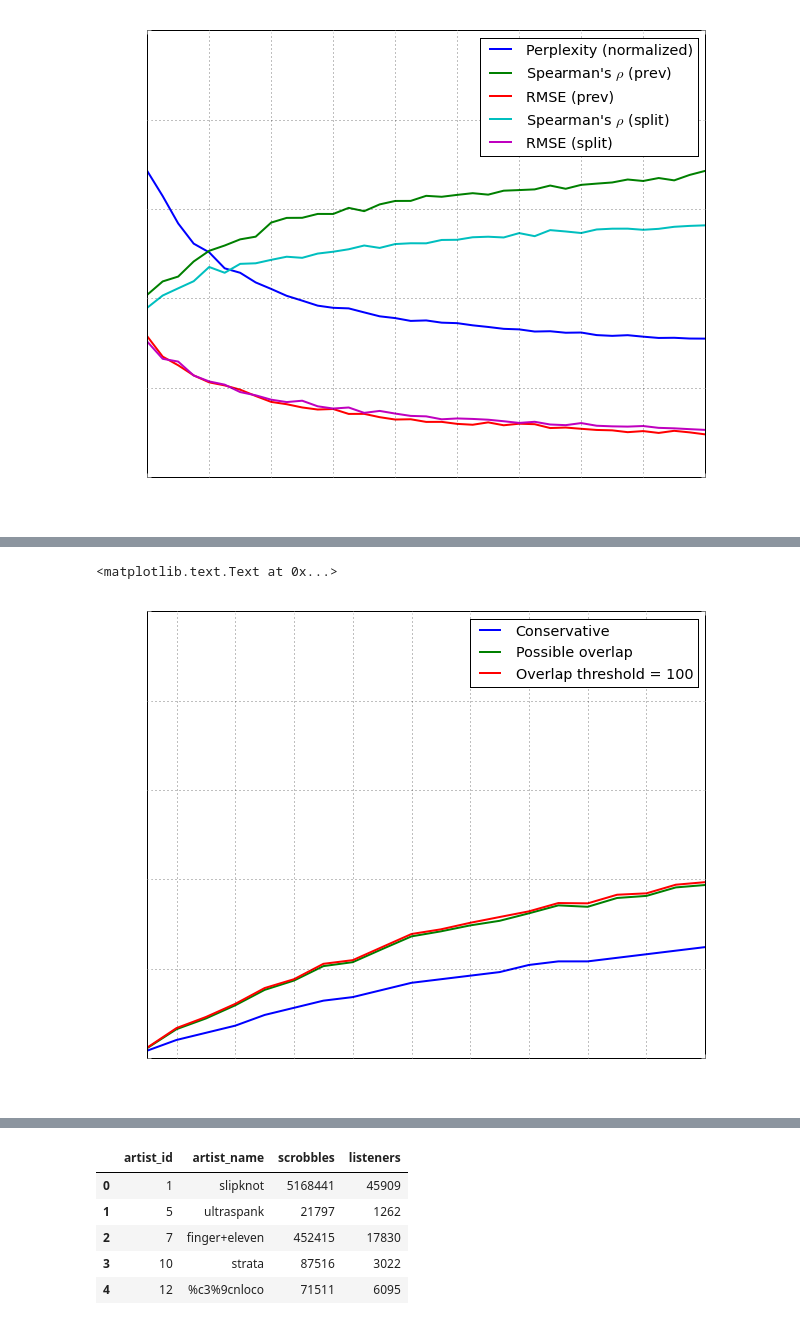
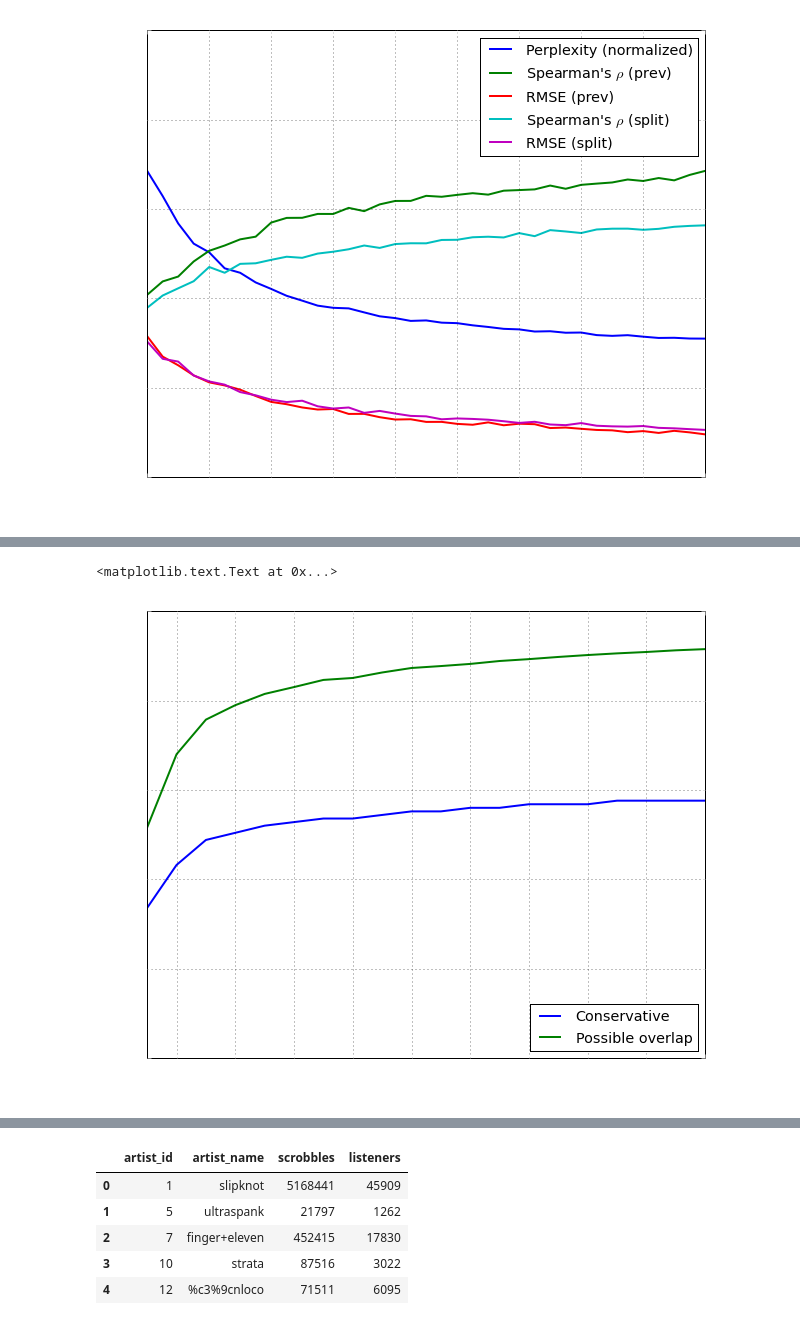
Before and after one commit to jlorince/MusicForaging, a Jupyter notebook: notebooks/northwestern.ipynb, the cells around one changed output, grey strips where cells are left out. Saved outputs shown, nothing was run; the diff lists cells and outputs as text; code cells hidden in the pictures.

```diff
--- a/notebooks/northwestern.ipynb
+++ b/notebooks/northwestern.ipynb
@@ -66,0 +82,20 @@ Name: median, dtype: float64
+# %%
+if False:
+    for d in [lda_summary,mf_summary,lda_summary_artists]:
+        fig,axes = plt.subplots(2,3,figsize=(14,8))
+        flat = axes.flat
+        for l in ['all','possible','25','50','100','150']:
+            data=d.xs(['fm',l],level=['source','method'])['median'].unstack()
+            if len(data)>0:
+                ax = flat.next()
+                data.plot(title=l,ax=ax,ylim=[0,.5],lw=2,)
+                l = ax.get_legend()
+                for text in l.get_texts():
+                    text.set_color("black")
+                t = l.get_title()
+                t.set_text("KNN")
+                t.set_color("black")
+                t.set_fontsize("x-large")
+                ax.grid()
+                ax.set_ylabel("Median proportion overlap")
+                ax.set_xlabel("K (number of topics)")
@@ -67,38 +168,19 @@ Name: median, dtype: float64
 # %%
-for d in [lda_summary,mf_summary]:
-    break
-    fig,axes = plt.subplots(2,3,figsize=(14,8))
-    flat = axes.flat
-    for l in ['all','possible','25','50','100','150']:
-        data=d.xs(['fm',l],level=['source','method'])['median'].unstack()
-        if len(data)>0:
-            ax = flat.next()
-            data.plot(title=l,ax=ax,ylim=[0,.5],lw=2,)
-            l = ax.get_legend()
-            for text in l.get_texts():
-                text.set_color("black")
-            t = l.get_title()
-            t.set_text("KNN")
-            t.set_color("black")
-            t.set_fontsize("x-large")
-            ax.grid()
-            ax.set_ylabel("Median proportion overlap")
-            ax.set_xlabel("K (number of topics)")
 fig,ax = plt.subplots(1,1)
-lda_summary.xs(['fm','all'],level=['source','method']).reset_index().set_index('k')['median'].plot(
+mf_summary.xs(['fm','all'],level=['source','method']).reset_index().set_index('k')['median'].plot(
                                                                             ax=ax,lw=2,label='Conservative')
-lda_summary.xs(['fm','possible'],level=['source','method']).reset_index().set_index('k')['median'].plot(
+mf_summary.xs(['fm','possible'],level=['source','method']).reset_index().set_index('k')['median'].plot(
                                                                             ax=ax,lw=2,label='Possible overlap')
-lda_summary.xs(['fm','100',250],level=['source','method','topN'])['median'].plot(
-                                                                ax=ax,lw=2,label="Overlap threshold = 100")
+#mf_summary.xs(['fm','100',250],level=['source','method','topN'])['median'].plot(
+#                                                                ax=ax,lw=2,label="Overlap threshold = 100")
 ax.set_ylim(0,0.5)
-l = ax.legend()
+l = ax.legend(loc='lower right')
 for text in l.get_texts():
     text.set_color("black")
 ax.set_xticks(np.arange(20,201,20))
 ax.grid()
 ax.set_xlabel("K (number of topics)")
 ax.set_ylabel("Median proportion overlap")
 # %% [output]
 <matplotlib.text.Text at 0x...>
-[figure, old version]
+[figure, new version]
```
Also changed, not shown: parts of 22 cells of this notebook, 20 other files.
